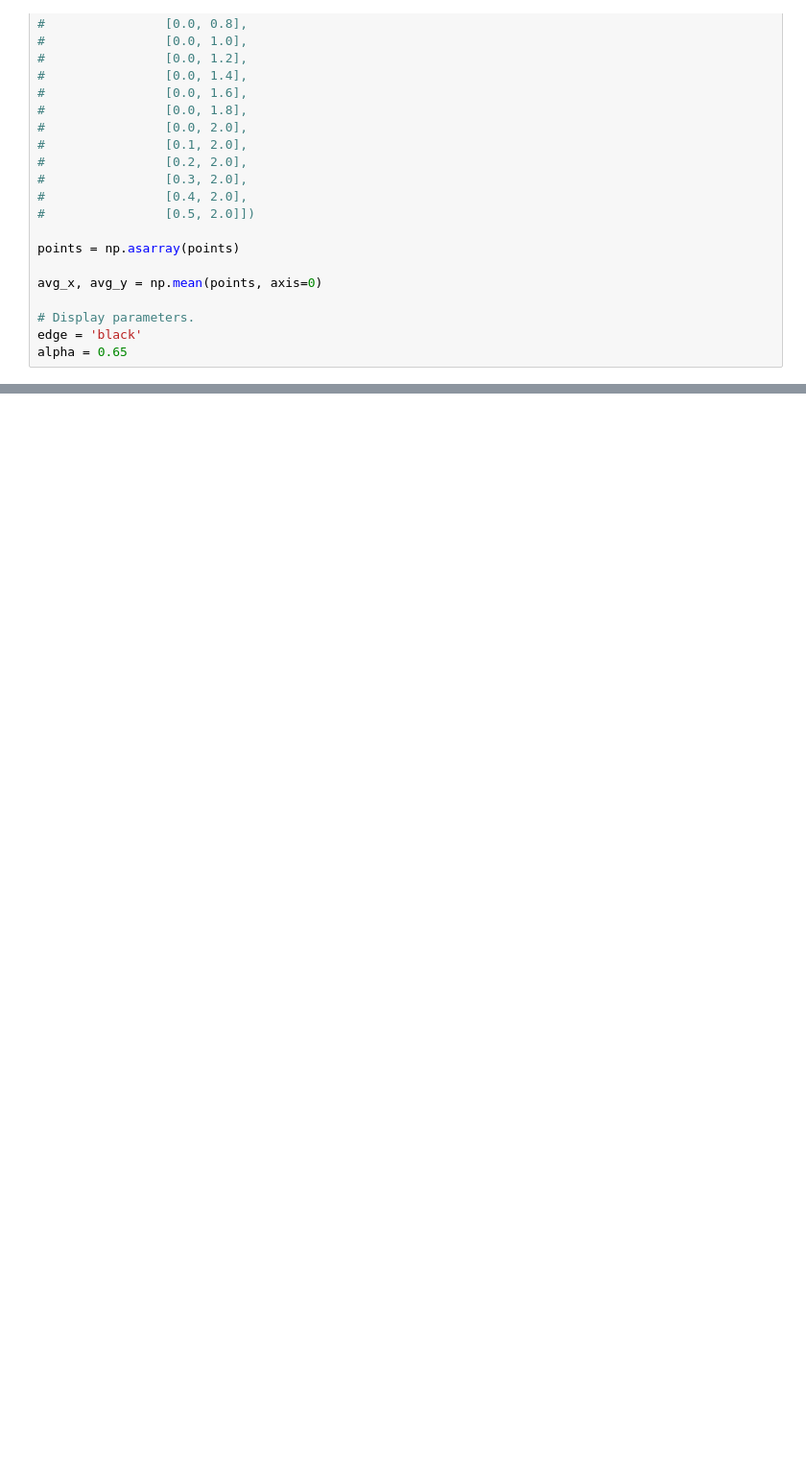
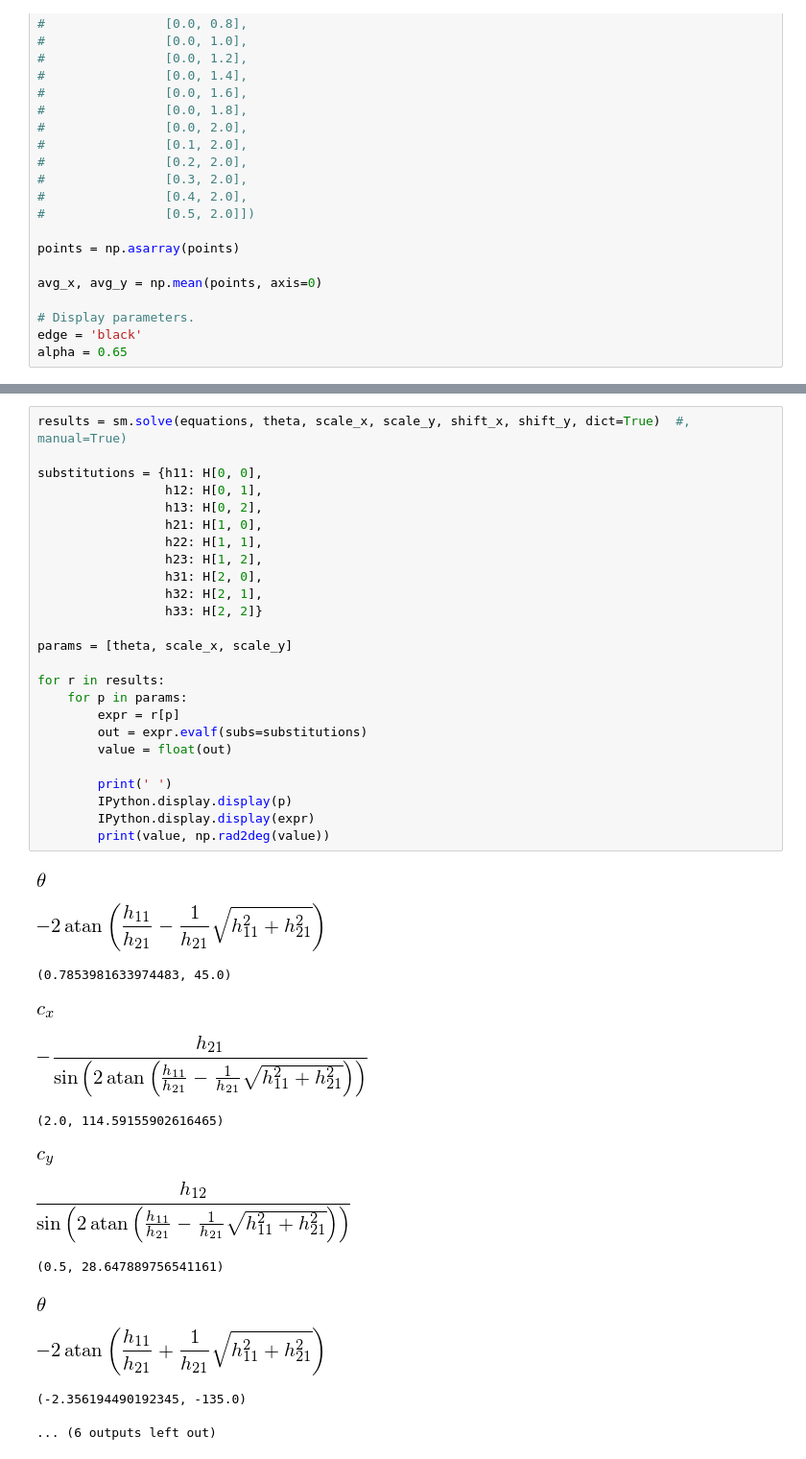
Before and after one commit to johnhw/ipynb_widget_canvas, a Jupyter notebook: notebooks/dev_transform.ipynb, the cells around one changed output, grey strips where cells are left out. Shown: that part at 96% size. Drawn from its saved outputs; the diff is of its cells as text; blank space fills up the shorter version.

```diff
--- a/notebooks/dev_transform.ipynb
+++ b/notebooks/dev_transform.ipynb
@@ -167,0 +329,39 @@ print(H)
+# %%
+results = sm.solve(equations, theta, scale_x, scale_y, shift_x, shift_y, dict=True)  #, manual=True)
+
+substitutions = {h11: H[0, 0],
+                 h12: H[0, 1],
+                 h13: H[0, 2],
+                 h21: H[1, 0],
+                 h22: H[1, 1],
+                 h23: H[1, 2],
+                 h31: H[2, 0],
+                 h32: H[2, 1],
+                 h33: H[2, 2]}
+
+params = [theta, scale_x, scale_y]
+
+for r in results:
+    for p in params:
+        expr = r[p]
+        out = expr.evalf(subs=substitutions)
+        value = float(out)
+
+        print(' ')
+        IPython.display.display(p)
+        IPython.display.display(expr)
+        print(value, np.rad2deg(value))
+# %% [output]
+[figure, added]
+[figure, added]
+(0.7853981633974483, 45.0)
+[figure, added]
+[figure, added]
+(2.0, 114.59155902616465)
+[figure, added]
+[figure, added]
+(0.5, 28.647889756541161)
+[figure, added]
+[figure, added]
+(-2.356194490192345, -135.0)
+... (6 outputs left out)
```
Also changed, not shown: parts of 30 cells of this notebook, 1 other file.
